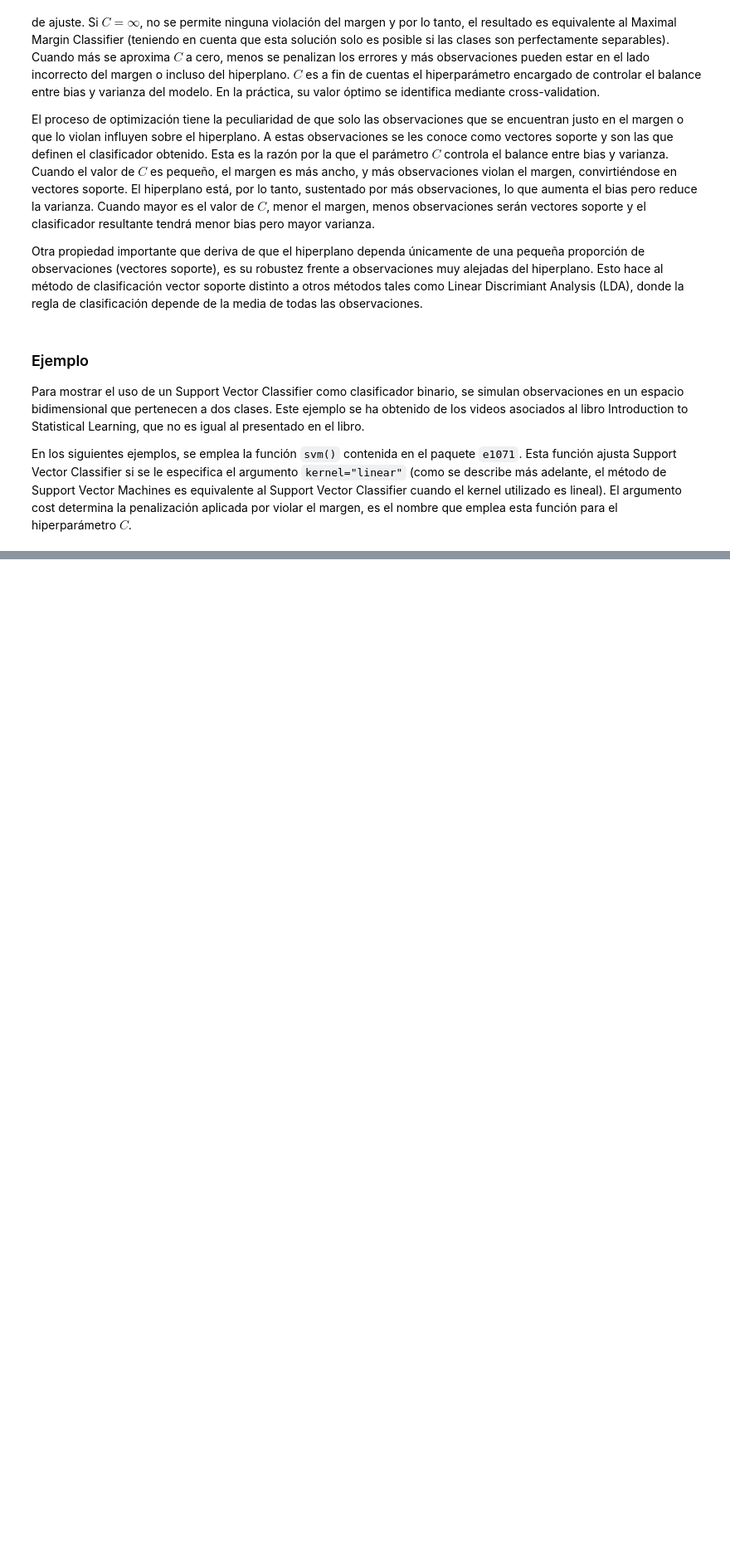
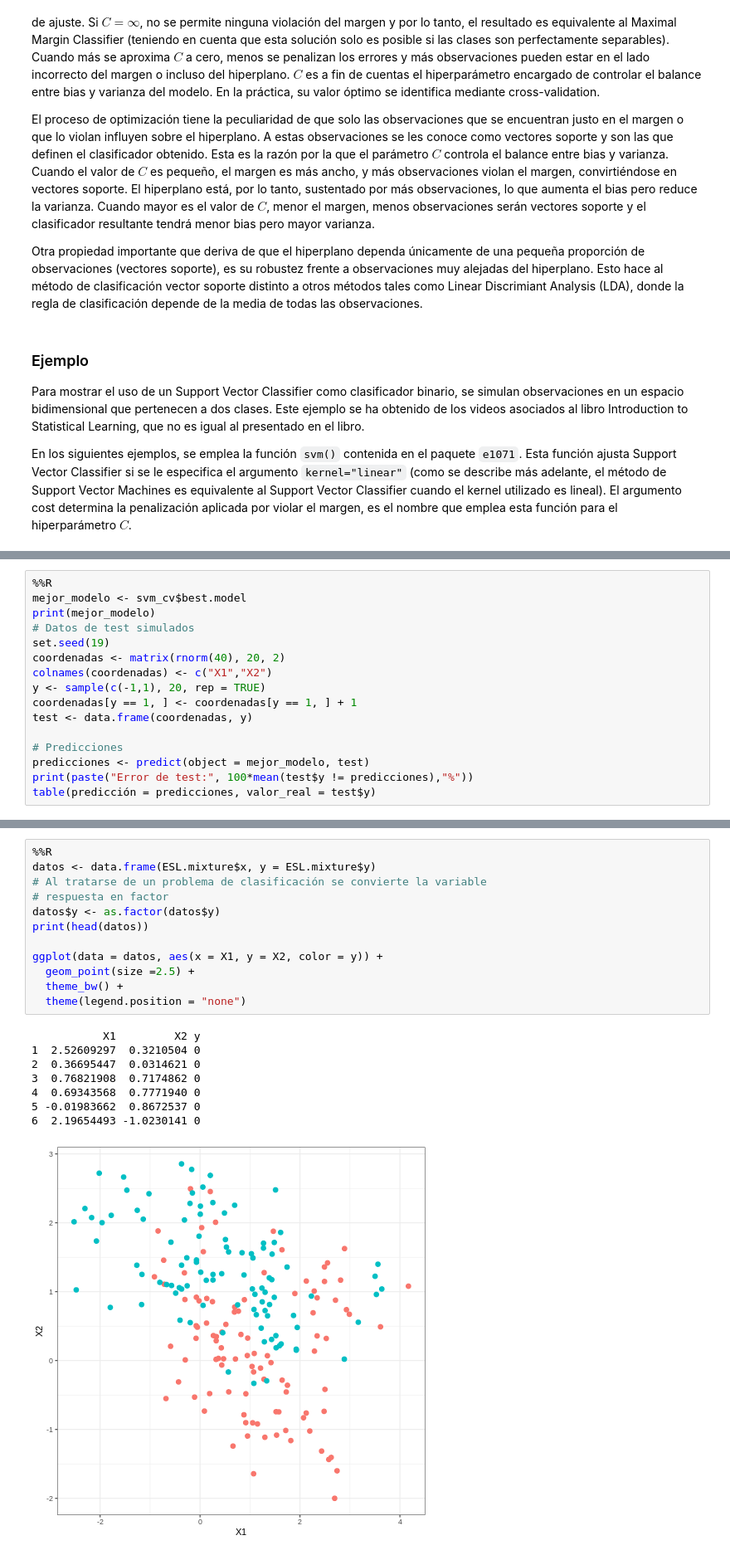
Before and after one commit to edgaryair1024/RtoLearn, a Jupyter notebook: M3_2.ipynb, the cells around one changed output, grey strips where cells are left out. Shown at 83% size. Cells and saved outputs as stored; diff of their text form; blank space fills up the shorter version.

```diff
--- a/M3_2.ipynb
+++ b/M3_2.ipynb
@@ -1017,0 +1152,16 @@ En los siguientes ejemplos, se emplea la función ``svm()`` contenida en el paqu
+# %%
+%%R
+mejor_modelo <- svm_cv$best.model
+print(mejor_modelo)
+# Datos de test simulados
+set.seed(19)
+coordenadas <- matrix(rnorm(40), 20, 2)
+colnames(coordenadas) <- c("X1","X2")
+y <- sample(c(-1,1), 20, rep = TRUE)
+coordenadas[y == 1, ] <- coordenadas[y == 1, ] + 1
+test <- data.frame(coordenadas, y)
+
+# Predicciones
+predicciones <- predict(object = mejor_modelo, test)
+print(paste("Error de test:", 100*mean(test$y != predicciones),"%"))
+table(predicción = predicciones, valor_real = test$y)
@@ -1017,0 +1246,21 @@ En los siguientes ejemplos, se emplea la función ``svm()`` contenida en el paqu
+# %%
+%%R
+datos <- data.frame(ESL.mixture$x, y = ESL.mixture$y)
+# Al tratarse de un problema de clasificación se convierte la variable
+# respuesta en factor
+datos$y <- as.factor(datos$y)
+print(head(datos))
+
+ggplot(data = datos, aes(x = X1, y = X2, color = y)) +
+  geom_point(size =2.5) +
+  theme_bw() +
+  theme(legend.position = "none")
+# %% [output]
+           X1         X2 y
+1  2.52609297  0.3210504 0
+2  0.36695447  0.0314621 0
+3  0.76821908  0.7174862 0
+4  0.69343568  0.7771940 0
+5 -0.01983662  0.8672537 0
+6  2.19654493 -1.0230141 0
+[figure, added]
```
Also changed, not shown: parts of 37 cells of this notebook.
